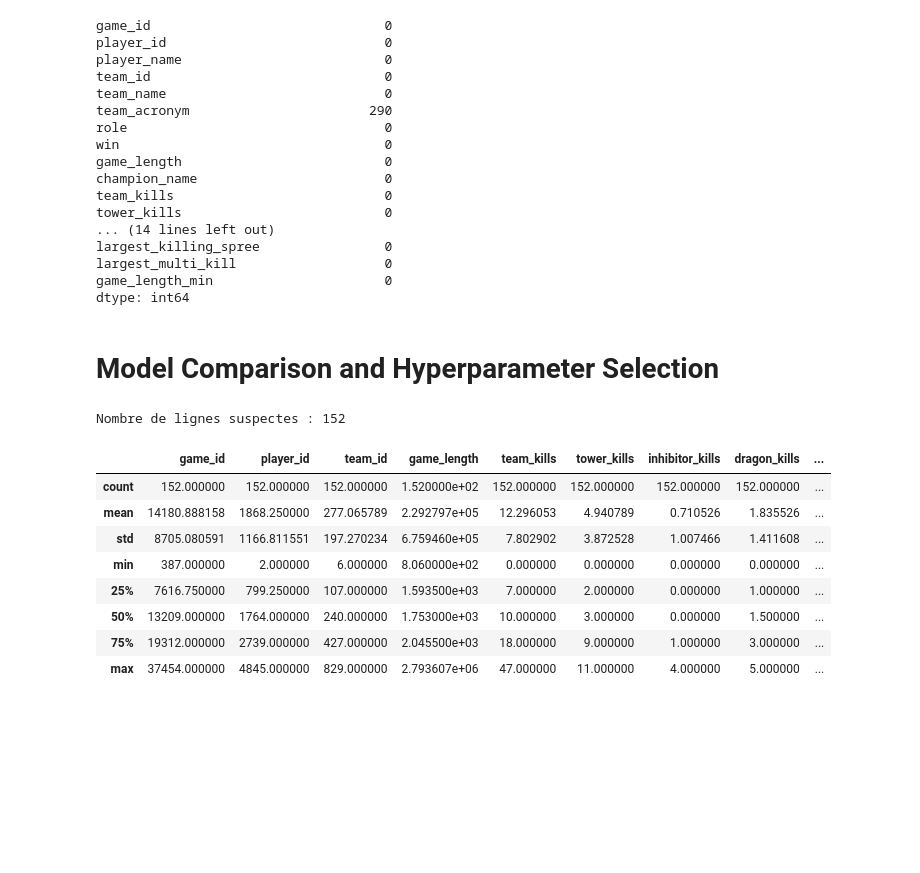
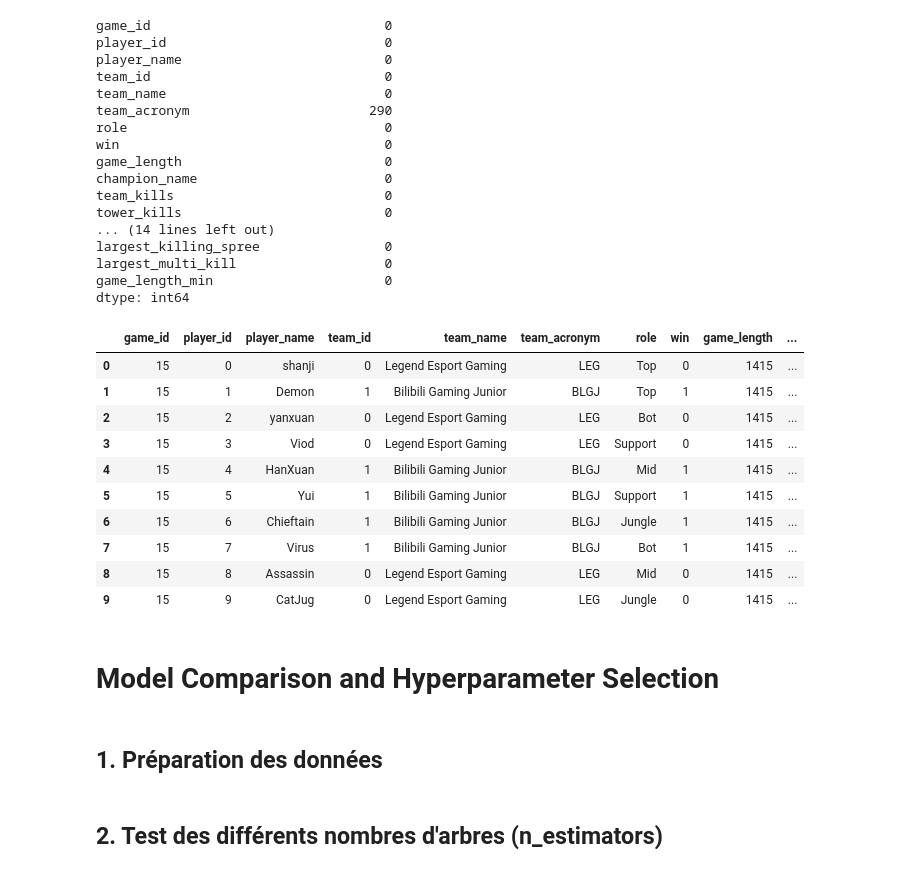
Before and after one commit to blaugrana11/ML-model_LoL, a Jupyter notebook: notebooks/model1.ipynb, the cells around one changed output. Cells and saved outputs as stored; diff of their text form; code cells hidden in the pictures; blank space fills up the shorter version.

```diff
--- a/notebooks/model1.ipynb
+++ b/notebooks/model1.ipynb
@@ -460,8 +468,24 @@ largest_killing_spree                0
 largest_multi_kill                   0
 game_length_min                      0
 dtype: int64
+# %%
+full_data_cleaned_no_afk.head(10)
+# %% [output]
+|  | game_id | player_id | player_name | team_id | team_name | team_acronym | role | win | game_length | ... |
+| 0 | 15 | 0 | shanji | 0 | Legend Esport Gaming | LEG | Top | 0 | 1415 | ... |
+| 1 | 15 | 1 | Demon | 1 | Bilibili Gaming Junior | BLGJ | Top | 1 | 1415 | ... |
+| 2 | 15 | 2 | yanxuan | 0 | Legend Esport Gaming | LEG | Bot | 0 | 1415 | ... |
+| 3 | 15 | 3 | Viod | 0 | Legend Esport Gaming | LEG | Support | 0 | 1415 | ... |
+| 4 | 15 | 4 | HanXuan | 1 | Bilibili Gaming Junior | BLGJ | Mid | 1 | 1415 | ... |
+| 5 | 15 | 5 | Yui | 1 | Bilibili Gaming Junior | BLGJ | Support | 1 | 1415 | ... |
+| 6 | 15 | 6 | Chieftain | 1 | Bilibili Gaming Junior | BLGJ | Jungle | 1 | 1415 | ... |
+| 7 | 15 | 7 | Virus | 1 | Bilibili Gaming Junior | BLGJ | Bot | 1 | 1415 | ... |
+| 8 | 15 | 8 | Assassin | 0 | Legend Esport Gaming | LEG | Mid | 0 | 1415 | ... |
+| 9 | 15 | 9 | CatJug | 0 | Legend Esport Gaming | LEG | Jungle | 0 | 1415 | ... |
 # %% [markdown]
 # Model Comparison and Hyperparameter Selection
+# %% [markdown]
+## 1. Préparation des données
 # %%
 dataset_cleaned = full_data_cleaned_no_afk
 # Filtrer les ADC
@@ -483,22 +511,2 @@ y = df_adc['win'].astype(int)  # Target: 1 pour victoire, 0 pour défaite
-# %%
-mask_anormal = (
-    (df_adc['gold_per_min'] <= 59) |
-    (df_adc['cs_per_min'] <= 1) |
-    (df_adc['total_damage_dealt_to_champions'] <= 200)
-)
-df_adc_anormal = df_adc[mask_anormal]
-print(f"Nombre de lignes suspectes : {len(df_adc_anormal)}")
-pd.set_option('display.max_columns', None)
-
-df_adc_anormal.describe()  # Affiche les 10 premières
-# %% [output]
-Nombre de lignes suspectes : 152
-|  | game_id | player_id | team_id | game_length | team_kills | tower_kills | inhibitor_kills | dragon_kills | ... |
-| count | 152.000000 | 152.000000 | 152.000000 | 1.520000e+02 | 152.000000 | 152.000000 | 152.000000 | 152.000000 | ... |
-| mean | 14180.888158 | 1868.250000 | 277.065789 | 2.292797e+05 | 12.296053 | 4.940789 | 0.710526 | 1.835526 | ... |
-| std | 8705.080591 | 1166.811551 | 197.270234 | 6.759460e+05 | 7.802902 | 3.872528 | 1.007466 | 1.411608 | ... |
-| min | 387.000000 | 2.000000 | 6.000000 | 8.060000e+02 | 0.000000 | 0.000000 | 0.000000 | 0.000000 | ... |
-| 25% | 7616.750000 | 799.250000 | 107.000000 | 1.593500e+03 | 7.000000 | 2.000000 | 0.000000 | 1.000000 | ... |
-| 50% | 13209.000000 | 1764.000000 | 240.000000 | 1.753000e+03 | 10.000000 | 3.000000 | 0.000000 | 1.500000 | ... |
-| 75% | 19312.000000 | 2739.000000 | 427.000000 | 2.045500e+03 | 18.000000 | 9.000000 | 1.000000 | 3.000000 | ... |
-| max | 37454.000000 | 4845.000000 | 829.000000 | 2.793607e+06 | 47.000000 | 11.000000 | 4.000000 | 5.000000 | ... |
+# %% [markdown]
+## 2. Test des différents nombres d'arbres (n_estimators)
```
Also changed, not shown: parts of 14 cells of this notebook.
